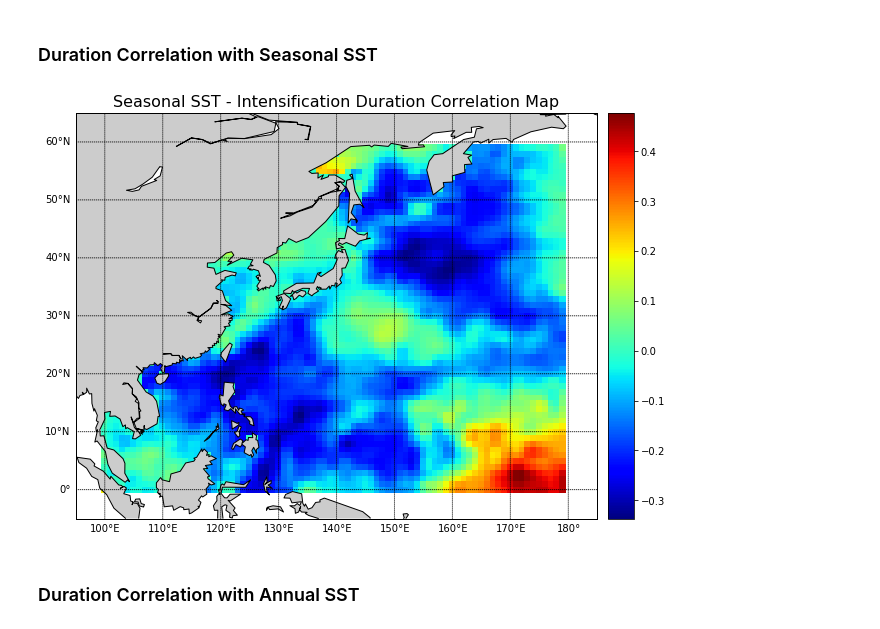
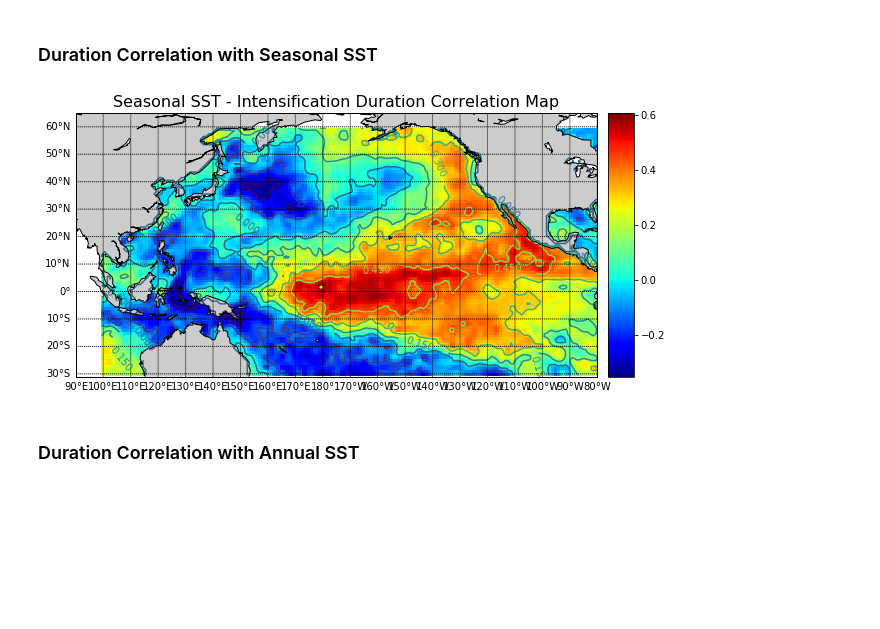
Before and after one commit to ngcaden/pacific_typhoon_model, a Jupyter notebook: region_SST-rate-correlation.ipynb, the cells around one changed output. Cells and saved outputs as stored; diff of their text form; code cells hidden in the pictures; blank space fills up the shorter version.

Commit message:
Improved performance of pandas time conversion, included contour plots

```diff
--- a/region_SST-rate-correlation.ipynb
+++ b/region_SST-rate-correlation.ipynb
@@ -36,54 +39,56 @@ int_dur = pd.read_csv('Data/computed-data/computed_annual-intensification-durati
-# %%
-# Load sea surface temperature data
-sst = xr.open_dataset('Data/SST/raw-data_West-Pacific-sst.nc')
-
-sst = sst.to_dataframe().reset_index()
-sst['year']  = sst['time'].apply(lambda x: x.year)
-sst['month']  = sst['time'].apply(lambda x: x.month)
+# %%
+sst['year']  = sst['time'].dt.year
+sst['month']  = sst['time'].dt.month
 # %%
 # Calculate seasonal mean for data
 sst_season_mean = sst[sst['month'].between(7,9)]
 sst_season_mean = sst_season_mean.groupby(['latitude','longitude','year'])['sst'].mean().reset_index()
+
+# Convert to 360 degree coordinates
+sst_season_mean.loc[sst_season_mean['longitude'] < 0, 'longitude'] = 360 + sst_season_mean['longitude']
 # %% [markdown]
 ### Duration Correlation with Seasonal SST
 # %%
 # Define function to find correlation
 def find_corr_duration(data):
     return pearsonr(data['sst'].values,int_dur['Intensification Duration'].values)[0]
+# %%
+# Width of the map used is set to be 1,000 km
+width = 1e6
+
+# Determine whether the cyclone move into the big box
+map = Basemap(projection='cyl',resolution='c',llcrnrlon=90,\
+        llcrnrlat=-31,urcrnrlon=280,urcrnrlat=65)
 # %%
 sst_season_corr = sst_season_mean.groupby(['latitude','longitude']).apply(find_corr_duration).rename('corr')
 sst_season_corr = sst_season_corr.to_frame()
 sst_season_corr = xr.Dataset.from_dataframe(sst_season_corr)
 
 sst_season_corr = sst_season_corr.fillna(0)
 
 data = sst_season_corr.variables['corr'][:]
 lats = sst_season_corr.variables['latitude'][:]
 lons = sst_season_corr.variables['longitude'][:]
 
-# Width of the map used is set to be 1,000 km
-width = 1e6
-
-# Determine whether the cyclone move into the big box
-map = Basemap(projection='cyl',resolution='c',llcrnrlon=95,\
-        llcrnrlat=-5,urcrnrlon=185,urcrnrlat=65)
-
 im1 = map.pcolormesh(lons, lats, data,cmap=plt.cm.jet,latlon=True)
 
 cb = map.colorbar(im1,"right", size="5%", pad="2%")
+
+CS = plt.contour(lons.values, lats.values, data.values)
+plt.clabel(CS, inline=1, fontsize=10)
 
 # make image bigger:
 plt.title('Seasonal SST - Intensification Duration Correlation Map', fontsize=16)
 plt.gcf().set_size_inches(10,10)
 map.drawcoastlines()
 map.drawmapboundary()
 map.fillcontinents()
 map.drawparallels(np.arange(-90.,91.,10.),labels=[True,False,False,True])
 map.drawmeridians(np.arange(-180.,181.,10.),labels=[True,False,False,True])
 
 plt.show()
 # %% [output]
-[figure, old version]
+[figure, new version]
 # %% [markdown]
 ### Duration Correlation with Annual SST
 # %%
```
Also changed, not shown: parts of 6 cells of this notebook, 1 other file.
